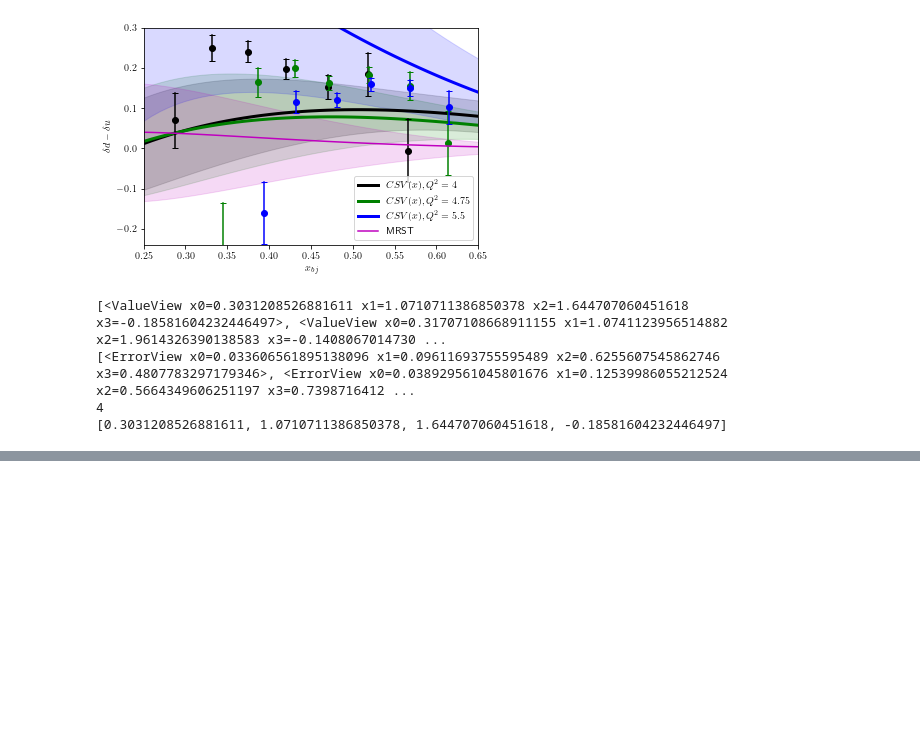
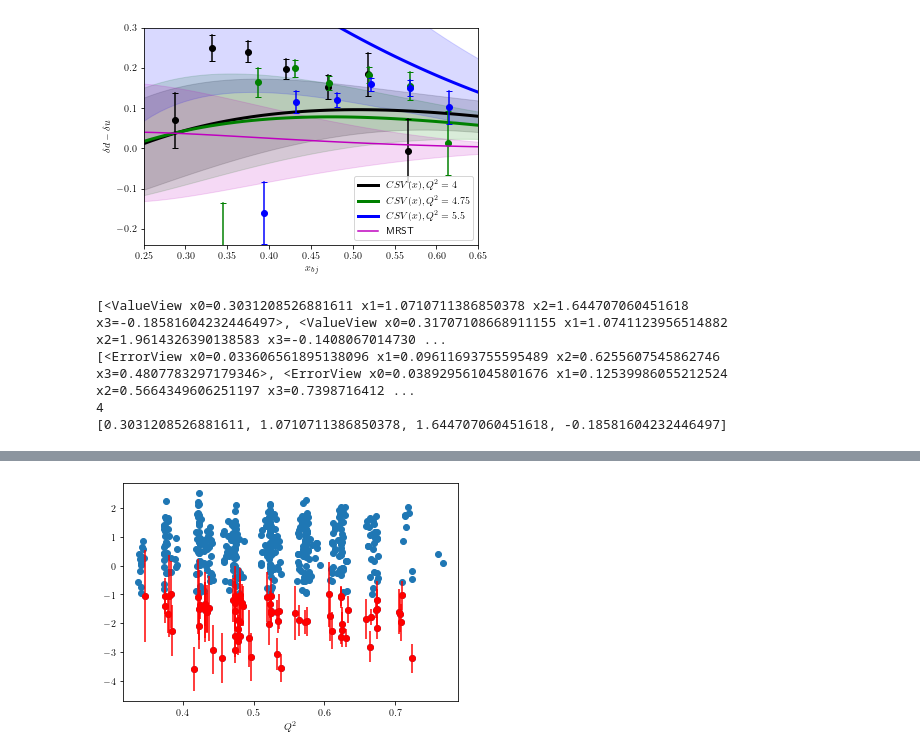
Before and after one commit to Mengzhendada/csv_notebook, a Jupyter notebook: yield_ratio_morepoints_pandas.ipynb, the cells around one changed output, grey strips where cells are left out. Cells and saved outputs as stored; diff of their text form; code cells hidden in the pictures; blank space fills up the shorter version.

```diff
--- a/yield_ratio_morepoints_pandas.ipynb
+++ b/yield_ratio_morepoints_pandas.ipynb
@@ -1192,79 +1330,6 @@ plt.ylabel(r"$\delta d - \delta u$")
 # %%
-i_count = 0
-Residual = []
-Residual_count = []
-Residual_error = []
-Residual_Q2 = []
-Residual_xbj = []
-Residual_z = []
-i_Q2 = 0
-for key_Q2,Q2_value in RDxz.items():
-    fig = plt.figure()
-
-    zs = []
-    xs = []
-    RDs = []
-    RDs_error = []
-    Q2 = float(key_Q2)
-    #Qs.append(Q2)
-    print(Q2)
-
-    print(i_Q2)
-    params = parameters[i_Q2]
-
-    for key_xbj,xbj_value in Q2_value.items():
-            xbj = float(key_xbj)
-            for key_z,z_value in xbj_value.items():
-
-                z_hadron = float(key_z)
-
-                for key_RunG,RunG_value in z_value.items():
-                    RD=float(RunG_value["RD_rho"])
-                    RD_error = float(RunG_value["error"])
-                    RDs.append(float(RunG_value["RD_rho"]))
-                    RDs_error.append(float(RunG_value["error"]))
-                    xbj_corr = float(RunG_value["xbj_corr"])
-                    z_corr = float(RunG_value["z_corr"])
-                    Q2_corr = float(RunG_value["Q2_corr"])
-                    Q = math.sqrt(Q2_corr)
-                    Residual_error.append(RD_error)
-                    RDmeas_CSV_fit = RDmeas_CSV(math.sqrt(Q2),z_hadron,xbj,params,i_PDF,i_FF)
-                    Residual.append((RD-RDmeas_CSV_fit)/RD_error)
-                    Residual_count.append(i_count)
-                    Residual_Q2.append(Q2_corr)
-                    Residual_xbj.append(xbj_corr)
-                    Residual_z.append(z_corr)
-                    #Residual_iminuit[i_Q2].append(Residual)
-                    i_count+=1
-
-    #plt.plot(Residual_count,Residual,"P",label=Qs[i_Q2])
-plt.errorbar(Residual_count,Residual,Residual_error,fmt='o',label = 'All')
-plt.xlabel("data points")
-plt.ylabel("Residual")
-plt.legend()
-
-fig,ax = plt.subplots()
-#n,bins,patches = ax.hist(Residual,50,density = True)
-#ax.plot(bins,Residual)
-plt.hist(Residual,50)
-plt.show()
-
-
-
-fig,ax = plt.subplots()
-plt.errorbar(Residual_Q2,Residual,Residual_error,fmt='o',label = 'all')
-plt.xlabel(r"$Q^2$")
-plt.ylabel("Residual")
-plt.legend()
-
-fig,ax = plt.subplots()
-plt.errorbar(Residual_xbj,Residual,Residual_error,fmt='o',label = 'all')
-plt.xlabel(r"$x_{bj}$")
-plt.ylabel("Residual")
-plt.legend()
-
-fig,ax = plt.subplots()
-plt.errorbar(Residual_xbj,Residual,Residual_error,fmt='o',label = 'all')
-plt.xlabel(r"$z$")
-plt.ylabel("z")
-plt.legend()
+plt.scatter(dfallout['z_corr'],dfallout['Residual'])
+#plt.errorbar(dfallout['z_corr'],dfallout['Residual'],dfallout['error_RD'],fmt = 'o')
+plt.errorbar(dfallout[dfallout['Residual']<-1]['z_corr'],dfallout[dfallout['Residual']<-1]['Residual'],dfallout[dfallout['Residual']<-1]['error_RD'],fmt = 'o',color = 'r')
+plt.xlabel(r'$Q^2$')
+# %% [output]
@@ -1270,0 +1337 @@ plt.legend()
+[figure, added]
```
Also changed, not shown: parts of 29 cells of this notebook, 1 other file.
